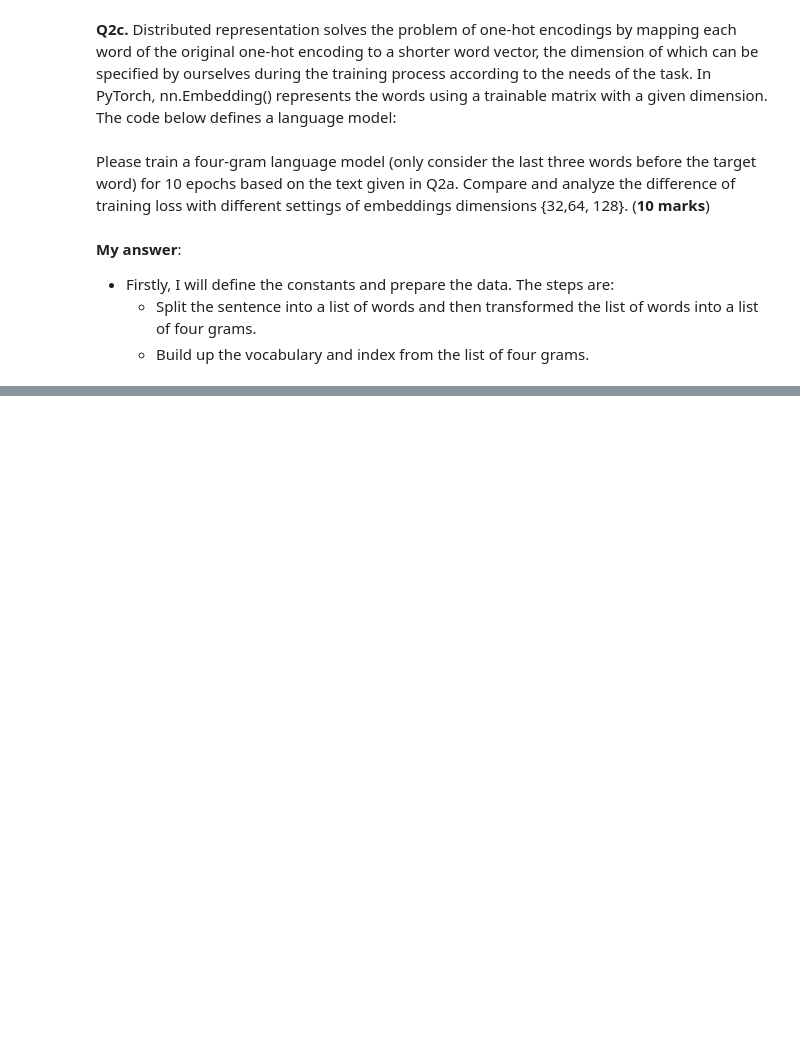
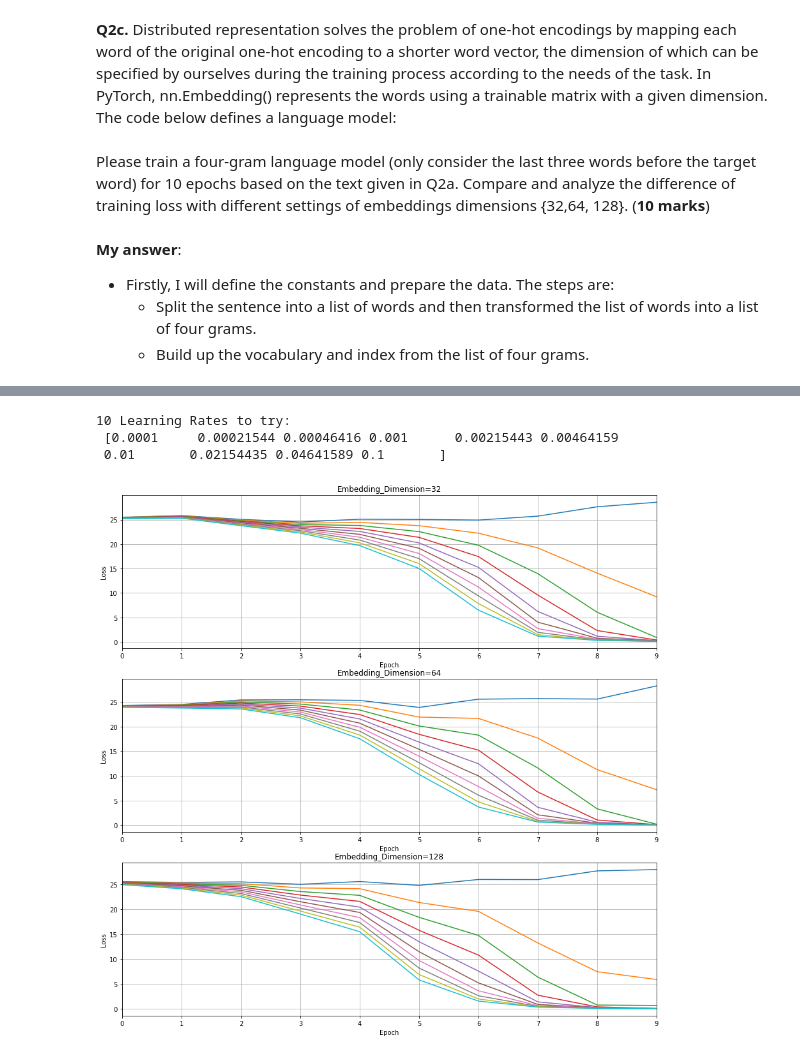
Before and after one commit to swcleon/CS6493, a Jupyter notebook: A1/Submission.ipynb, the cells around one changed output, grey strips where cells are left out. Drawn from its saved outputs; the diff is of its cells as text; code cells hidden in the pictures; blank space fills up the shorter version.

```diff
--- a/A1/Submission.ipynb
+++ b/A1/Submission.ipynb
@@ -61,6 +61,7 @@ Please list all the bi-gram and tri-gram forms that contains the word "meanings"
 # %% [markdown]
 **Q2c.** Distributed representation solves the problem of one-hot encodings by mapping each word of the original one-hot encoding to a shorter word vector, the dimension of which can be specified by ourselves during the training process according to the needs of the task. In PyTorch, nn.Embedding() represents the words using a trainable matrix with a given dimension. The code below defines a language model:
 # %%
+import torch
 import torch.nn as nn
 import torch.nn.functional as F
 
@@ -72,7 +73,7 @@ class LanguageModeler(nn.Module):
         self.linear2 = nn.Linear(hidden_size, vocab_size)
 
     def forward(self, inputs):
-        embeds = self.embeddings(input).view((1,-1))
+        embeds = self.embeddings(inputs).view((1,-1))
         out = F.relu(self.linear1(embeds))
         out = self.linear2(out)
         log_probs = F.log_softmax(out, dim=1)
@@ -137,0 +172,43 @@ LanguageModeler(
+# %%
+import numpy as np
+
+EPOCH = 10
+VOCABULARY_SIZE = vocabulary_length
+LEARNING_RATES = np.logspace(-4,-1,10)
+
+print(f'10 Learning Rates to try:\n {LEARNING_RATES}') #
+
+data = {d:[] for d in EMBEDDING_DIMENSIONS}
+
+for dimension in EMBEDDING_DIMENSIONS:
+    for rate in LEARNING_RATES:
+        losses = train(Epoch=EPOCH,
+                    Vocabulary_Size=VOCABULARY_SIZE,
+                    Embedding_Dimension=dimension,
+                    Context_Size=CONTEXT_SIZE,
+                    Learning_Rate=rate)
+        data[dimension].append(losses)
+
+# print(data) # Debug
+# %% [output]
+10 Learning Rates to try:
+ [0.0001     0.00021544 0.00046416 0.001      0.00215443 0.00464159
+ 0.01       0.02154435 0.04641589 0.1       ]
+# %%
+import matplotlib.pyplot as plt
+
+plt.figure(figsize=(15,15))
+
+for i in range(len(EMBEDDING_DIMENSIONS)):
+    d = list(data.keys())[i]
+    plt.subplot(311+i)
+    plt.plot(data[d])
+    plt.xticks(range(0,10))
+    plt.xlim((0,9))
+    plt.xlabel("Epoch")
+    plt.ylabel("Loss")
+    plt.grid()
+    plt.title(f'Embedding_Dimension={d}')
+plt.show()
+# %% [output]
+[figure, added]
```
Also changed, not shown: parts of 4 cells of this notebook.
